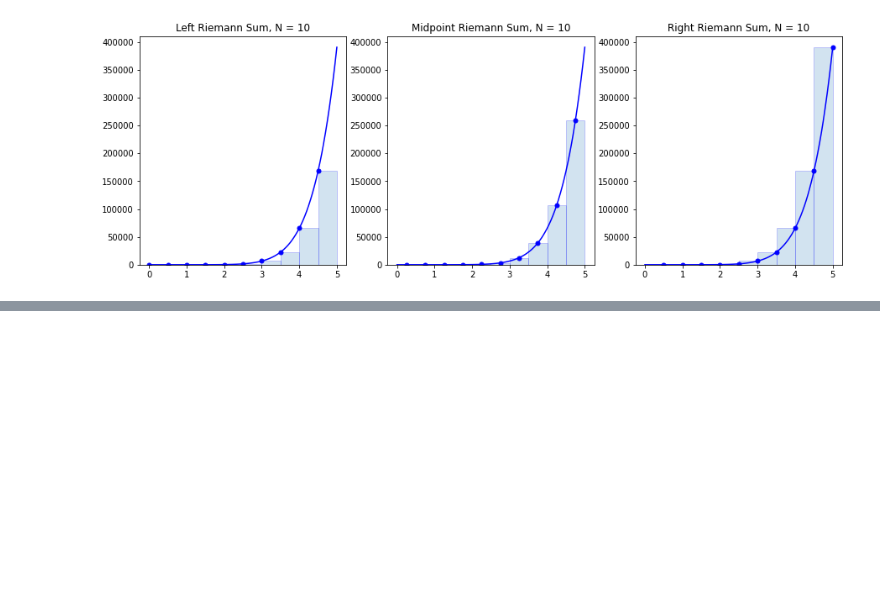
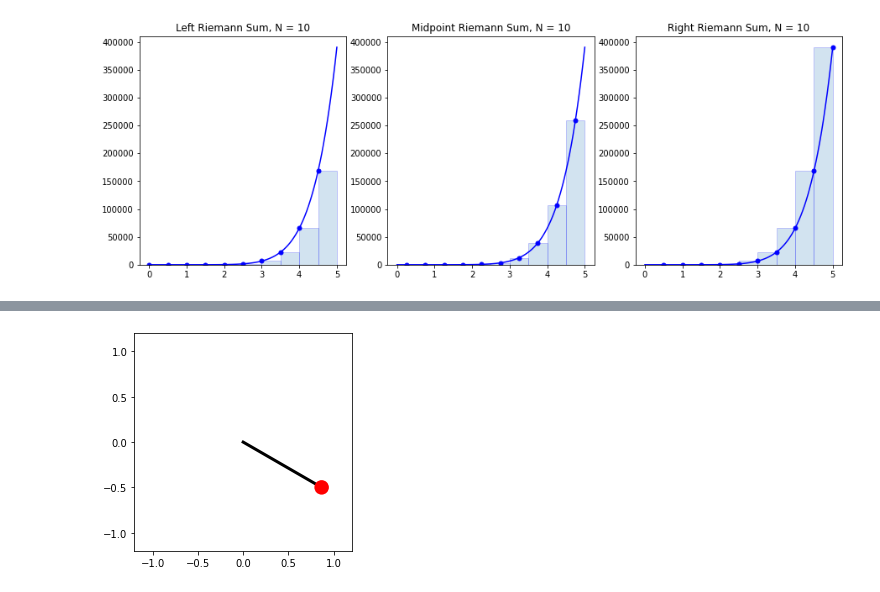
Before and after one commit to aryanmalik567/UCLConnectedLearning, a Jupyter notebook: Testing.ipynb, the cells around one changed output, grey strips where cells are left out. Cells and saved outputs as stored; diff of their text form; code cells hidden in the pictures; blank space fills up the shorter version.

Commit message:
Progress on pendulum swing

```diff
--- a/Testing.ipynb
+++ b/Testing.ipynb
@@ -86,3 +86,86 @@ plt.title('Right Riemann Sum, N = {}'.format(N))
 plt.show()
 # %% [output]
 [figure]
+# %%
+import numpy as np
+import matplotlib.pyplot as plt
+from scipy.special import ellipk
+import matplotlib.animation as animation
+
+# Bob mass (kg), pendulum length (m), acceleration due to gravity (m.s-2).
+m, L, g = 1, 1, 9.81
+# Initial angular displacement (rad), tangential velocity (m.s-1)
+theta0, v0 = np.radians(60), 0
+
+# Estimate of the period using the harmonic (small displacement) approximation.
+# The real period will be longer than this.
+Tharm = 2 * np.pi * np.sqrt(L / g)
+# Time step for numerical integration of the equation of motion (s).
+dt = 0.001
+# Initial angular position and tangential velocity.
+theta, v = [theta0], [v0]
+old_theta = theta0
+i = 0
+while True:
+    # Forward Euler method for numerical integration of the ODE.
+    i += 1
+    t = i * dt
+    # Update the bob position using its updated angle.
+    old_theta, old_v = theta[-1], v[-1]
+    omega = old_v / L
+    new_theta = old_theta - omega * dt
+
+    # Tangential acceleration.
+    acc = g * np.sin(old_theta)
+    # Update the tangential velocity.
+    new_v = old_v + acc * dt
+
+    if t > Tharm and new_v * old_v < 0:
+        # At the second turning point in velocity we're back where we started,
+        # i.e. we have completed one period and can finish the simulation.
+        break
+
+    theta.append(new_theta)
+    v.append(new_v)
+
+# Calculate the estimated pendulum period, T, from our numerical integration,
+# and the "exact" value in terms of the complete elliptic integral of the
+# first kind.
+nsteps = len(theta)
+T = nsteps * dt
+print('Calculated period, T = {} s'.format(T))
+print('Estimated small-displacement angle period, Tharm = {} s'.format(Tharm))
+k = np.sin(theta0/2)
+print('SciPy calculated period, T = {} s'
+                .format(2 * Tharm / np.pi * ellipk(k**2)))
+
+def get_coords(th):
+    """Return the (x, y) coordinates of the bob at angle th."""
+    return L * np.sin(th), -L * np.cos(th)
+
+# Initialize the animation plot. Make the aspect ratio equal so it looks right.
+fig = plt.figure()
+ax = fig.add_subplot(aspect='equal')
+# The pendulum rod, in its initial position.
+x0, y0 = get_coords(theta0)
+line, = ax.plot([0, x0], [0, y0], lw=3, c='k')
+# The pendulum bob: set zorder so that it is drawn over the pendulum rod.
+bob_radius = 0.08
+circle = ax.add_patch(plt.Circle(get_coords(theta0), bob_radius,
+                      fc='r', zorder=3))
+# Set the plot limits so that the pendulum has room to swing!
+ax.set_xlim(-L*1.2, L*1.2)
+ax.set_ylim(-L*1.2, L*1.2)
+
+def animate(i):
+    """Update the animation at frame i."""
+    x, y = get_coords(theta[i])
+    line.set_data([0, x], [0, y])
+    circle.set_center((x, y))
+
+nframes = nsteps
+interval = dt * 1000
+ani = animation.FuncAnimation(fig, animate, frames=nframes, repeat=True,
+                              interval=interval)
+plt.show()
+# %% [output]
@@ -88,0 +175 @@ plt.show()
+[figure, added]
```
Also changed, not shown: parts of 1 cell of this notebook, 1 other file.
